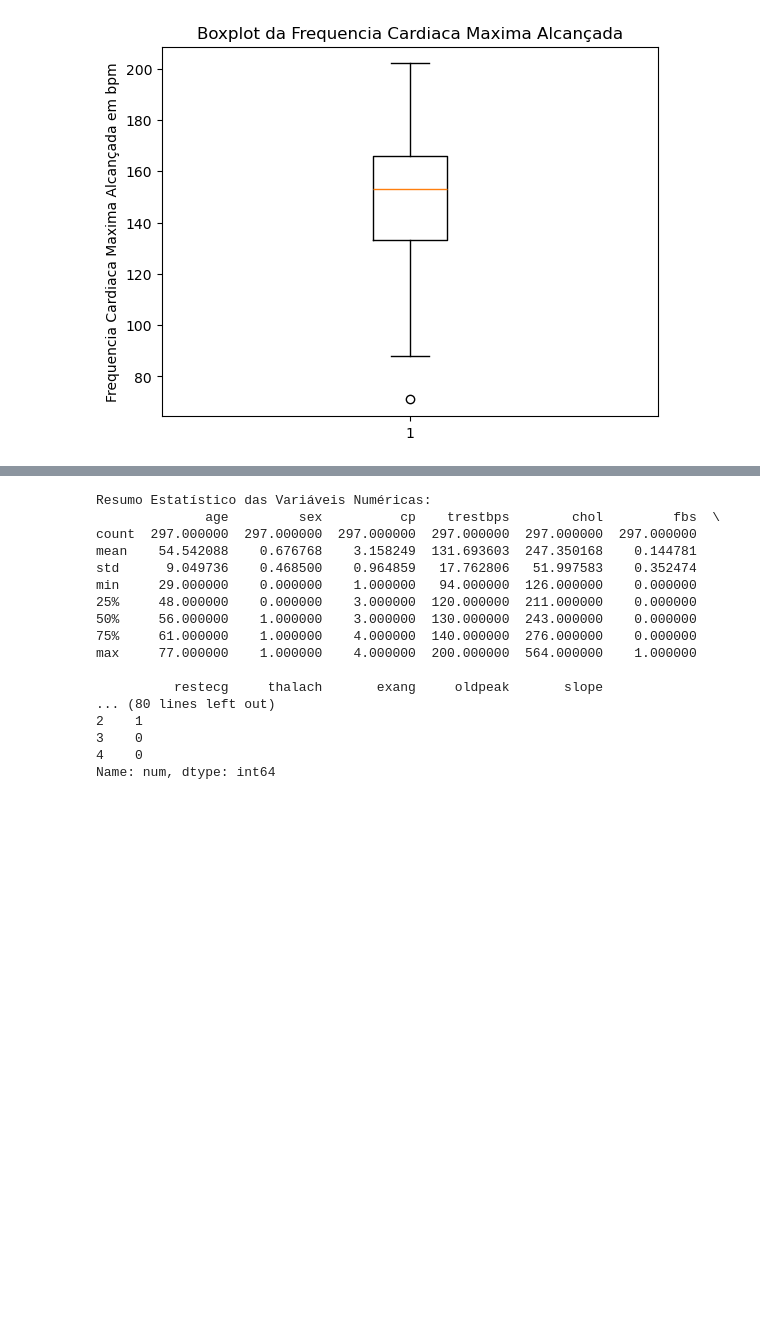
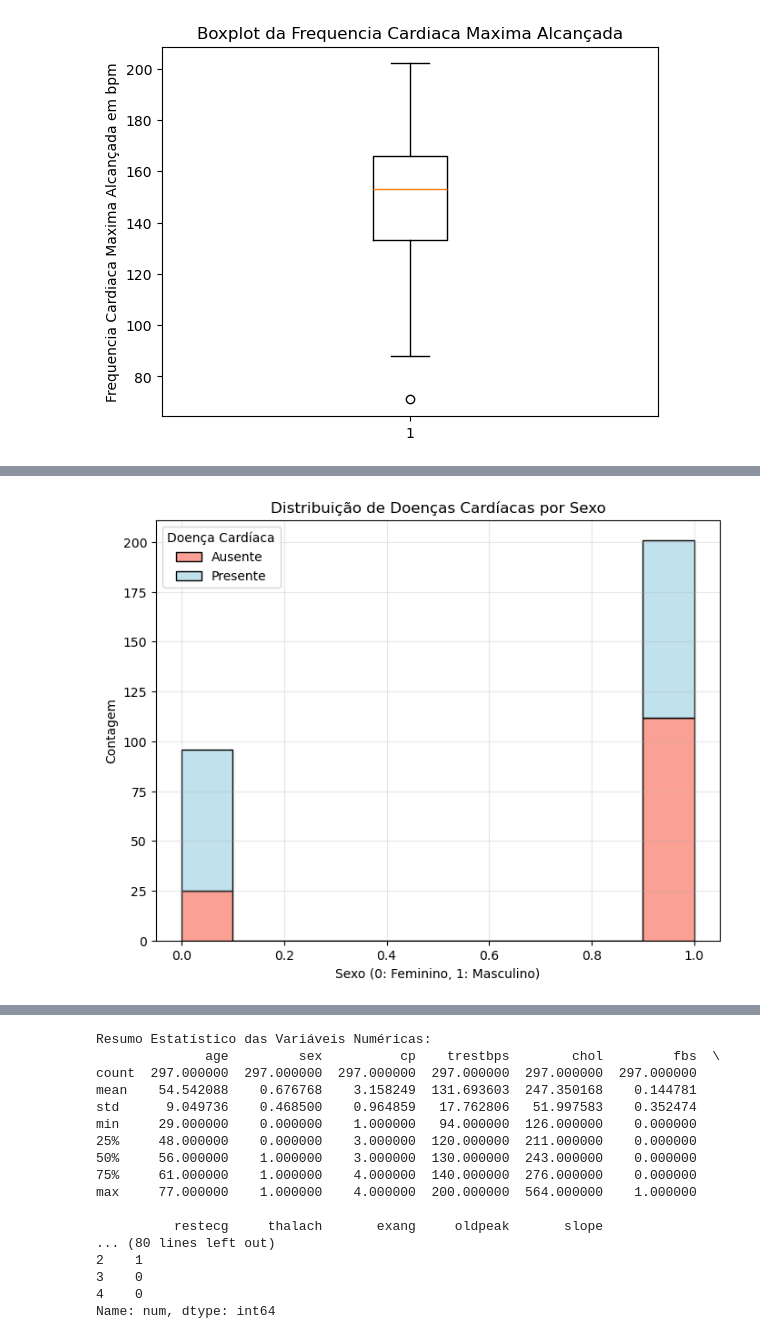
Before and after one commit to lbarbosacipriani/final-PCS5787, a Jupyter notebook: code/eda_preliminar_hear.ipynb, the cells around one changed output, grey strips where cells are left out. Cells and saved outputs as stored; diff of their text form; code cells hidden in the pictures; blank space fills up the shorter version.

```diff
--- a/code/eda_preliminar_hear.ipynb
+++ b/code/eda_preliminar_hear.ipynb
@@ -98,0 +111,11 @@ plt.show()
+# %%
+plt.figure(figsize=(8, 6))
+sns.histplot(data=df, x='sex', hue='num', multiple="stack", palette=['lightblue', 'salmon'])
+plt.title('Distribuição de Doenças Cardíacas por Sexo')
+plt.xlabel('Sexo (0: Feminino, 1: Masculino)')
+plt.ylabel('Contagem')
+plt.legend(title='Doença Cardíaca', labels=['Ausente', 'Presente'])
+plt.grid(True, alpha=0.3)
+plt.show()
+# %% [output]
+[figure, added]
```
Also changed, not shown: parts of 5 cells of this notebook, 6 other files.
